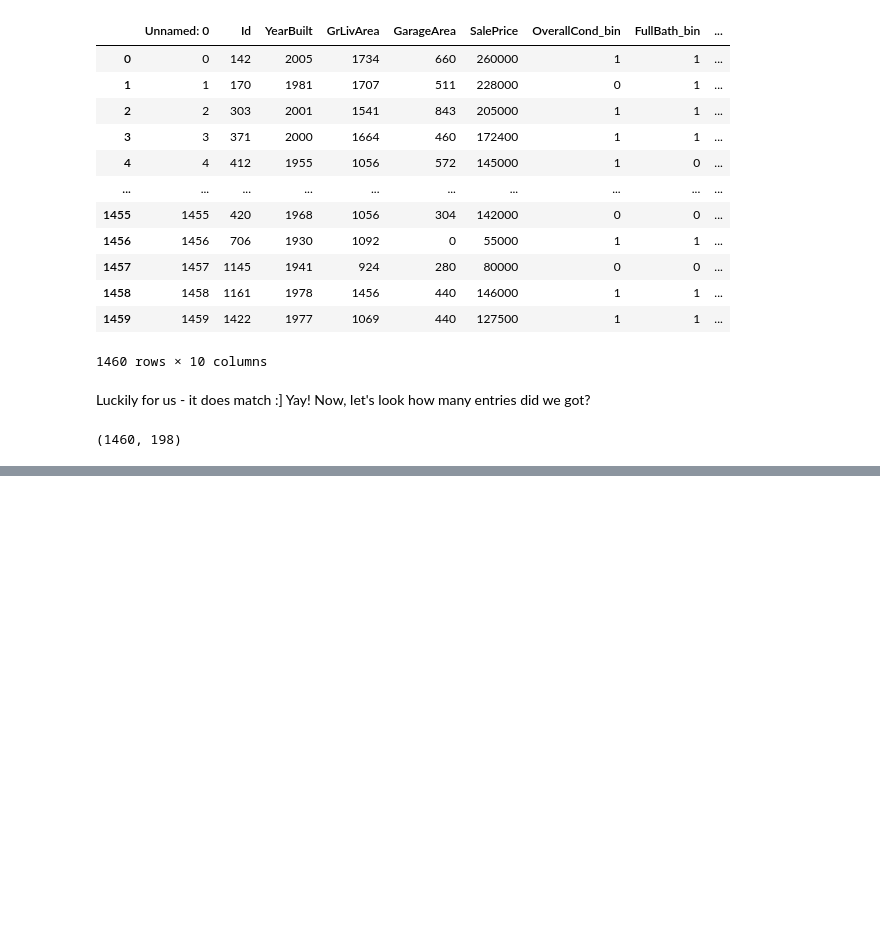
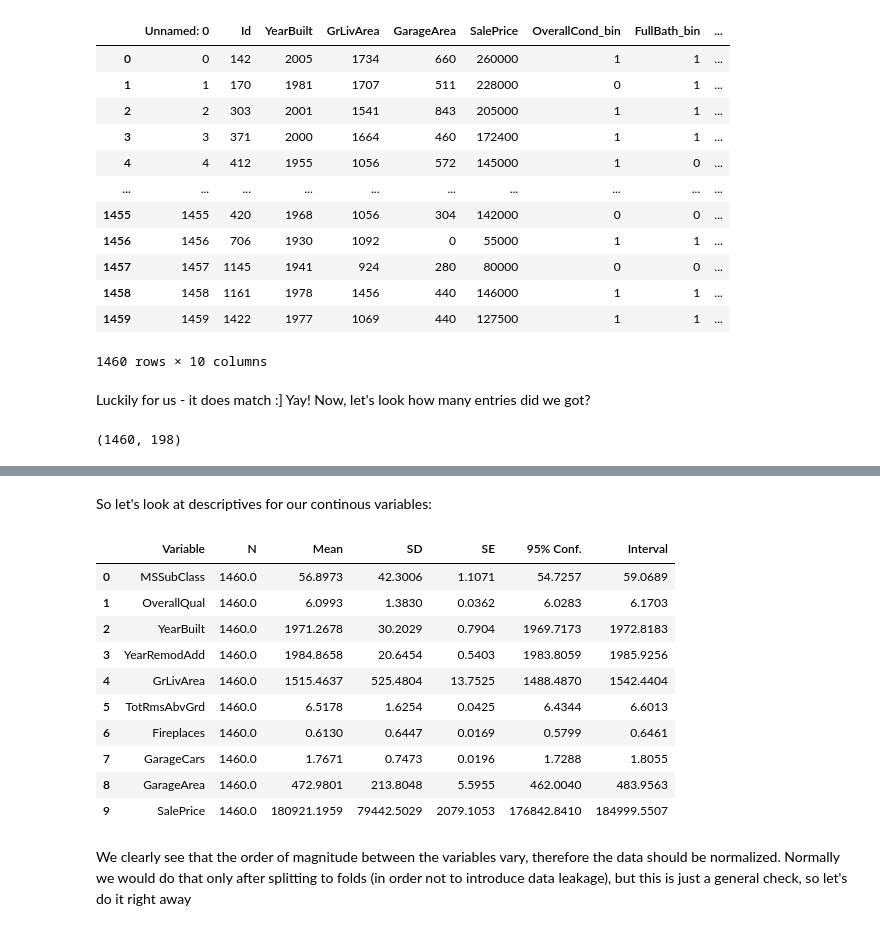
Before and after one commit to patrycja-naumczyk/Kaggle_housePrice, a Jupyter notebook: ML_reg.ipynb, the cells around one changed output, grey strips where cells are left out. Cells and saved outputs as stored; diff of their text form; code cells hidden in the pictures; blank space fills up the shorter version.

Commit message:
Data general assumptions check

```diff
--- a/ML_reg.ipynb
+++ b/ML_reg.ipynb
@@ -144,0 +159,3 @@ df_encoded.shape
+# %%
+df_general_check = df.drop(columns=['Unnamed: 0', 'Id'])
+df_general_check.head()
@@ -144,0 +171,9 @@ df_encoded.shape
+# %%
+for col in df_general_check.select_dtypes(exclude=["number"]).columns:
+    df_general_check[col]=df_general_check[col].astype('category')
+    name = col+"_cat"
+    df_general_check[name] = df_general_check[col].cat.codes
+    df_general_check[col]=df_general_check[col].astype('string')
+#    print(col)
+
+df_general_check.head()
@@ -144,0 +212,6 @@ df_encoded.shape
+# %%
+for col in df_general_check.columns:
+    if col.find("_bin") != -1:
+        df_general_check[col]=df_general_check[col].astype('int8')
+
+df_general_check.dtypes
@@ -144,0 +236,18 @@ df_encoded.shape
+# %% [markdown]
+So let's look at descriptives for our continous variables:
+# %%
+rp.summary_cont(df_general_check[df_general_check.select_dtypes(include=["int64"]).columns])
+# %% [output]
+|  | Variable | N | Mean | SD | SE | 95% Conf. | Interval |
+| 0 | MSSubClass | 1460.0 | 56.8973 | 42.3006 | 1.1071 | 54.7257 | 59.0689 |
+| 1 | OverallQual | 1460.0 | 6.0993 | 1.3830 | 0.0362 | 6.0283 | 6.1703 |
+| 2 | YearBuilt | 1460.0 | 1971.2678 | 30.2029 | 0.7904 | 1969.7173 | 1972.8183 |
+| 3 | YearRemodAdd | 1460.0 | 1984.8658 | 20.6454 | 0.5403 | 1983.8059 | 1985.9256 |
+| 4 | GrLivArea | 1460.0 | 1515.4637 | 525.4804 | 13.7525 | 1488.4870 | 1542.4404 |
+| 5 | TotRmsAbvGrd | 1460.0 | 6.5178 | 1.6254 | 0.0425 | 6.4344 | 6.6013 |
+| 6 | Fireplaces | 1460.0 | 0.6130 | 0.6447 | 0.0169 | 0.5799 | 0.6461 |
+| 7 | GarageCars | 1460.0 | 1.7671 | 0.7473 | 0.0196 | 1.7288 | 1.8055 |
+| 8 | GarageArea | 1460.0 | 472.9801 | 213.8048 | 5.5955 | 462.0040 | 483.9563 |
+| 9 | SalePrice | 1460.0 | 180921.1959 | 79442.5029 | 2079.1053 | 176842.8410 | 184999.5507 |
+# %% [markdown]
+We clearly see that the order of magnitude between the variables vary, therefore the data should be normalized. Normally we would do that only after splitting to folds (in order not to introduce data leakage), but this is just a general check, so let's do it right away
```
Also changed, not shown: parts of 15 cells of this notebook.
